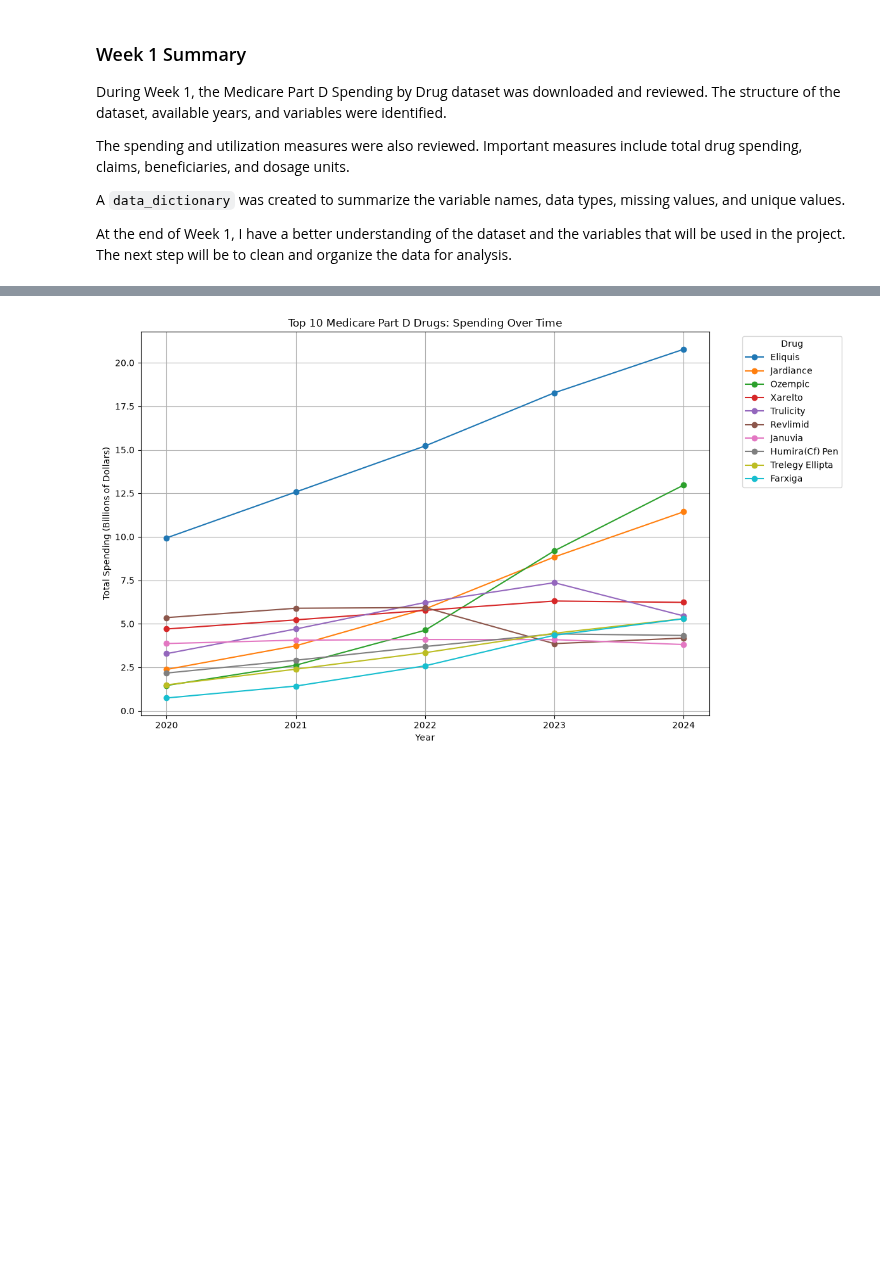
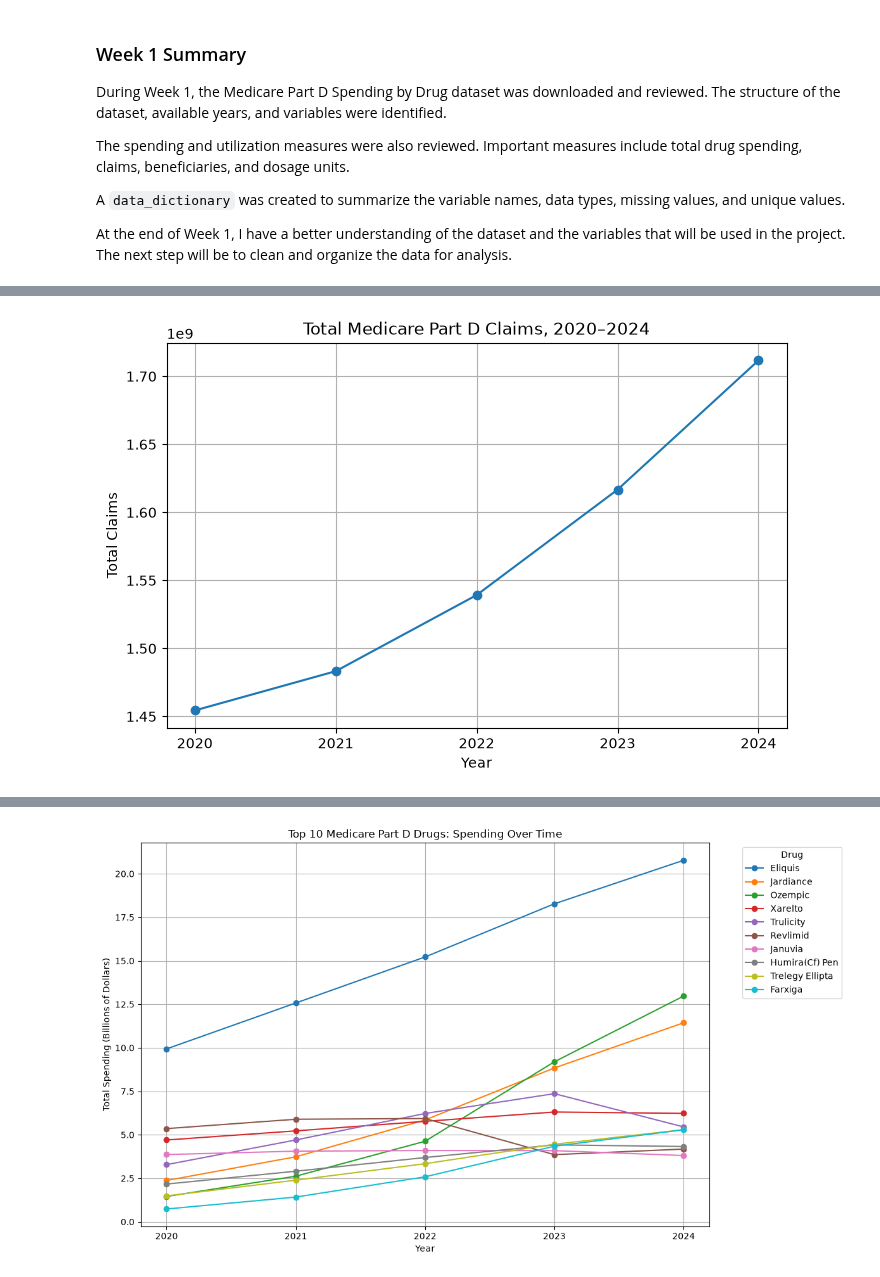
Before and after one commit to adrianakopf/DataScienceIU_INFO-I-492, a Jupyter notebook: MedicarePartD.ipynb, the cells around one changed output, grey strips where cells are left out. Cells and saved outputs as stored; diff of their text form; code cells hidden in the pictures; blank space fills up the shorter version.

```diff
--- a/MedicarePartD.ipynb
+++ b/MedicarePartD.ipynb
@@ -894,0 +818,14 @@ A line chart is used to compare how spending for these drugs changed over time.
+# %%
+# Calculate total claims by year
+
+total_claims = [
+    drug_data[f"Tot_Clms_{year}"].sum()
+    for year in years
+]
+
+claims_by_year = pd.DataFrame({
+    "Year": years,
+    "Total_Claims": total_claims
+})
+
+claims_by_year
@@ -894,0 +839,20 @@ A line chart is used to compare how spending for these drugs changed over time.
+# %%
+# Plot total claims by year
+
+plt.figure(figsize=(8, 5))
+
+plt.plot(
+    claims_by_year["Year"],
+    claims_by_year["Total_Claims"],
+    marker="o"
+)
+
+plt.title("Total Medicare Part D Claims, 2020–2024")
+plt.xlabel("Year")
+plt.ylabel("Total Claims")
+plt.xticks(years)
+plt.grid(True)
+
+plt.show()
+# %% [output]
+[figure, added]
```
Also changed, not shown: parts of 163 cells of this notebook.
